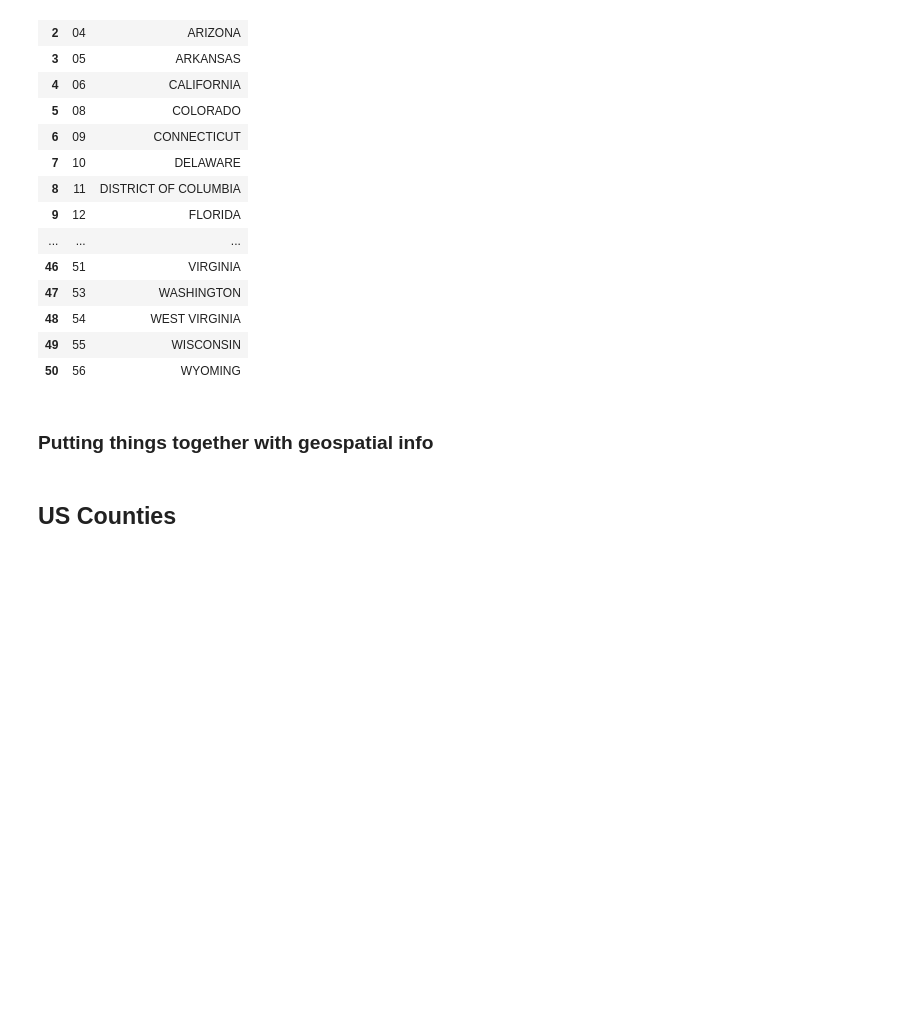
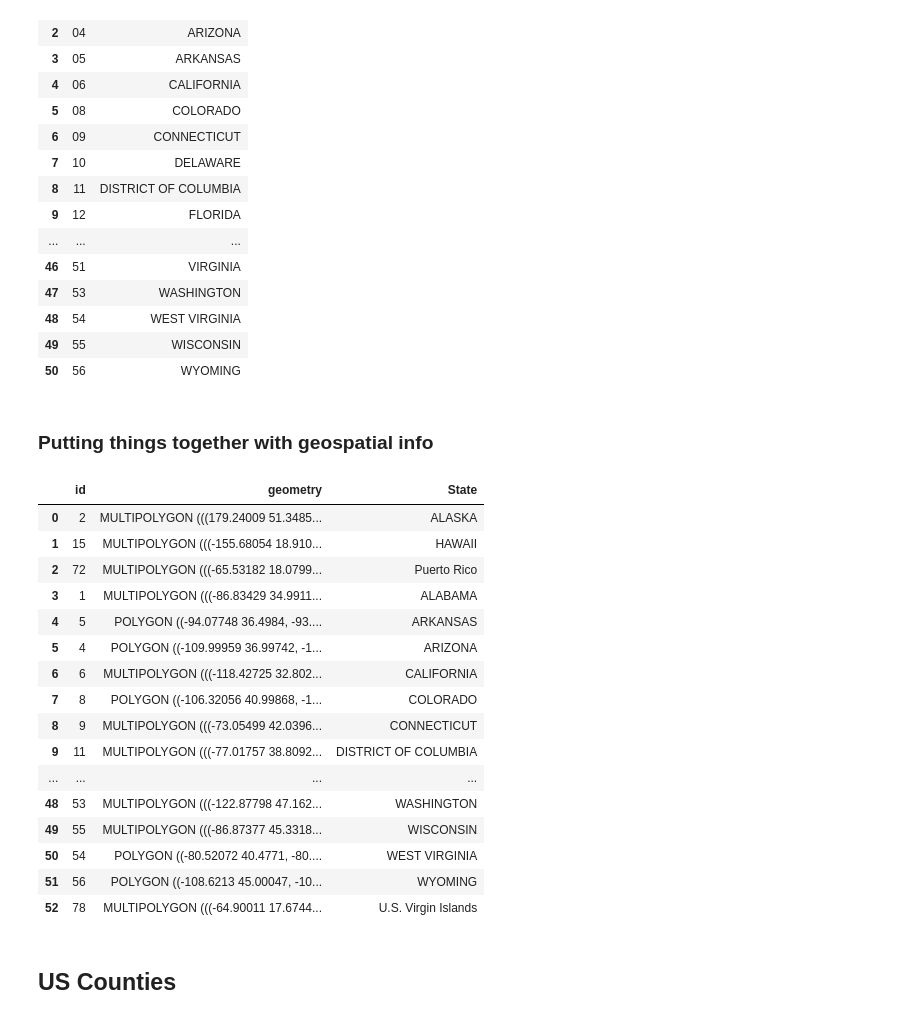
Before and after one commit to UIUC-iSchool-DataViz/is445_data, a Jupyter notebook: geo_codes/process_codes.ipynb, the cells around one changed output. Saved outputs shown, nothing was run; the diff lists cells and outputs as text; code cells hidden in the pictures; blank space fills up the shorter version.

```diff
--- a/geo_codes/process_codes.ipynb
+++ b/geo_codes/process_codes.ipynb
@@ -116,3 +114,23 @@ states_geo_in = geopandas.read_file('./us_states_geo.geojson')
+# %%
+states_geo
+# %% [output]
+|  | id | geometry | State |
+| 0 | 2 | MULTIPOLYGON (((179.24009 51.3485... | ALASKA |
+| 1 | 15 | MULTIPOLYGON (((-155.68054 18.910... | HAWAII |
+| 2 | 72 | MULTIPOLYGON (((-65.53182 18.0799... | Puerto Rico |
+| 3 | 1 | MULTIPOLYGON (((-86.83429 34.9911... | ALABAMA |
+| 4 | 5 | POLYGON ((-94.07748 36.4984, -93.... | ARKANSAS |
+| 5 | 4 | POLYGON ((-109.99959 36.99742, -1... | ARIZONA |
+| 6 | 6 | MULTIPOLYGON (((-118.42725 32.802... | CALIFORNIA |
+| 7 | 8 | POLYGON ((-106.32056 40.99868, -1... | COLORADO |
+| 8 | 9 | MULTIPOLYGON (((-73.05499 42.0396... | CONNECTICUT |
+| 9 | 11 | MULTIPOLYGON (((-77.01757 38.8092... | DISTRICT OF COLUMBIA |
+| ... | ... | ... | ... |
+| 48 | 53 | MULTIPOLYGON (((-122.87798 47.162... | WASHINGTON |
+| 49 | 55 | MULTIPOLYGON (((-86.87377 45.3318... | WISCONSIN |
+| 50 | 54 | POLYGON ((-80.52072 40.4771, -80.... | WEST VIRGINIA |
+| 51 | 56 | POLYGON ((-108.6213 45.00047, -10... | WYOMING |
+| 52 | 78 | MULTIPOLYGON (((-64.90011 17.6744... | U.S. Virgin Islands |
 # %% [markdown]
 ## US Counties
 # %%
```
Also changed, not shown: parts of 9 cells of this notebook.
